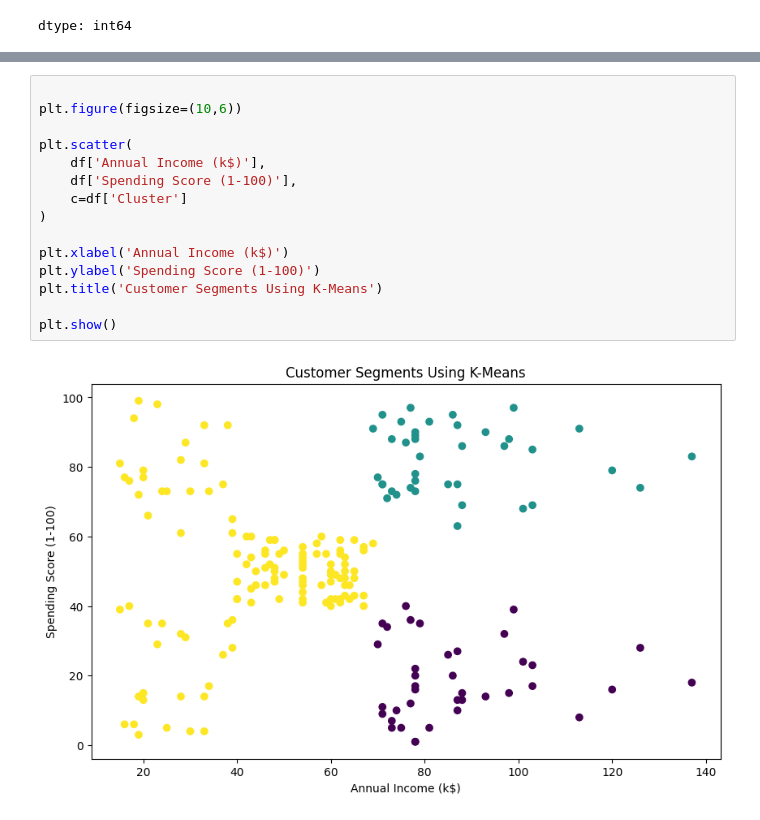
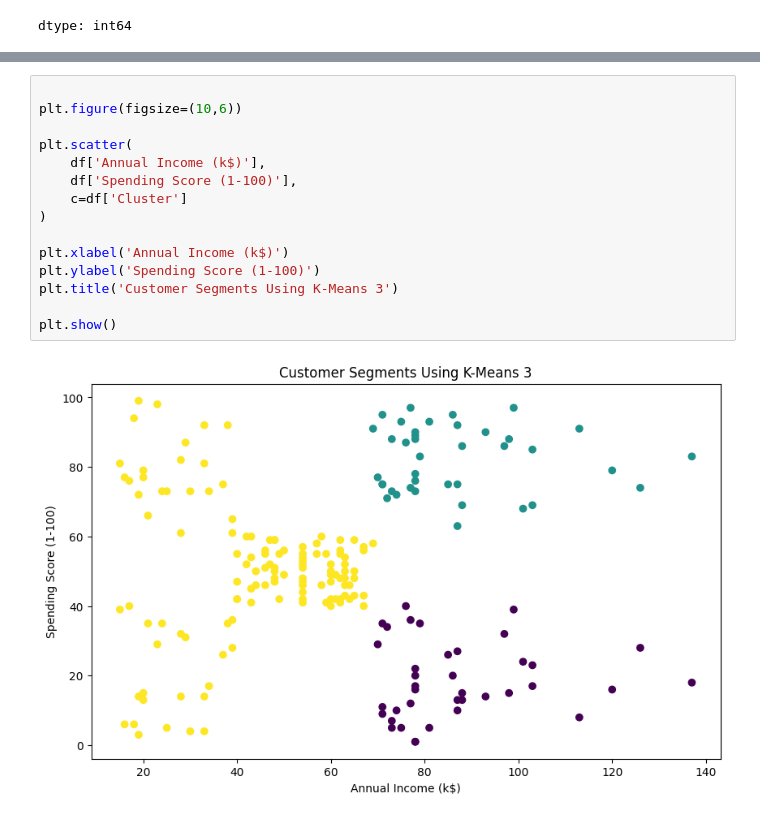
Before and after one commit to cenna-alias/test, a Jupyter notebook: kmeans_clustering_3.ipynb, the cells around one changed output, grey strips where cells are left out. Cells and saved outputs as stored; diff of their text form.

```diff
--- a/kmeans_clustering_3.ipynb
+++ b/kmeans_clustering_3.ipynb
@@ -174,17 +167,17 @@ centers_df
 # %%
 
 plt.figure(figsize=(10,6))
 
 plt.scatter(
     df['Annual Income (k$)'],
     df['Spending Score (1-100)'],
     c=df['Cluster']
 )
 
 plt.xlabel('Annual Income (k$)')
 plt.ylabel('Spending Score (1-100)')
-plt.title('Customer Segments Using K-Means')
+plt.title('Customer Segments Using K-Means 3')
 
 plt.show()
 # %% [output]
-[figure, old version]
+[figure, new version]
```
Also changed, not shown: parts of 1 cell of this notebook.
